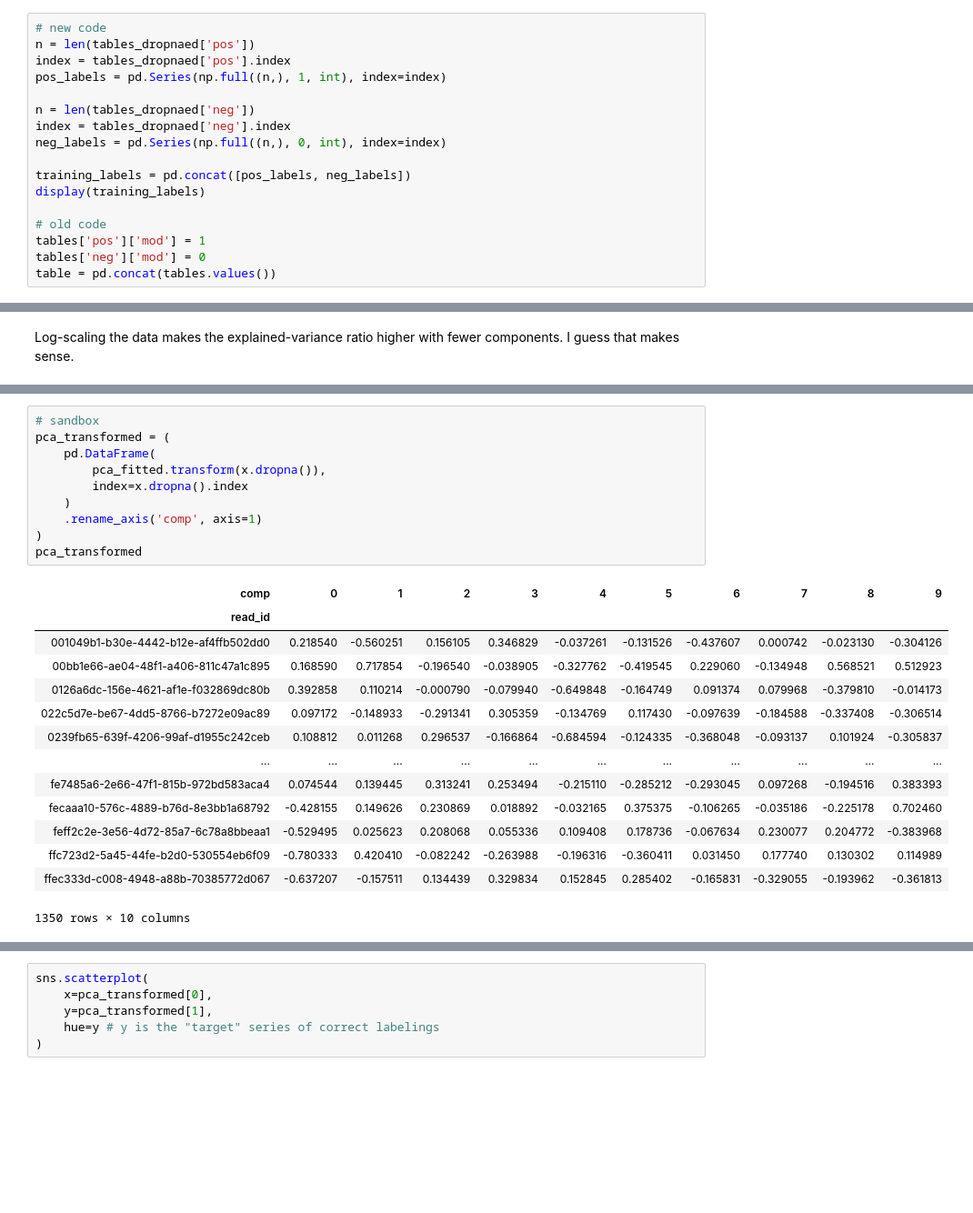
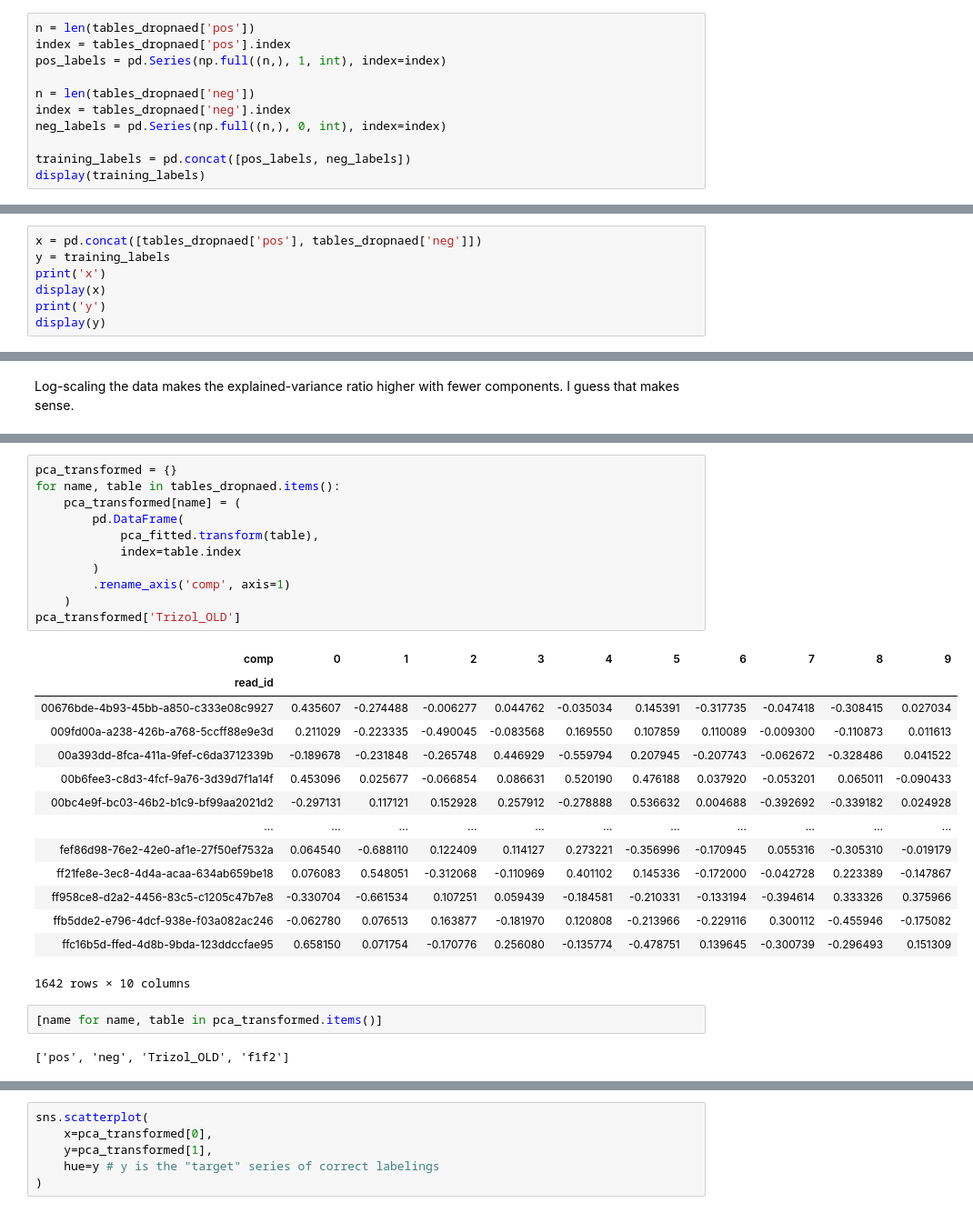
Before and after one commit to Chris-Kimmel/ML_8078, a Jupyter notebook: ML_models.ipynb, the cells around one changed output, grey strips where cells are left out. Shown at 91% size. Cells and saved outputs as stored; diff of their text form; blank space fills up the shorter version.

```diff
--- a/ML_models.ipynb
+++ b/ML_models.ipynb
@@ -112,7 +100,6 @@ f1f2
 | 0068da9d-22ca-4273-a656-5a71acce6079 | 0.358695 | 0.268689 | 0.847203 | 0.676655 | 0.879443 | 0.469454 | 0.231389 | 7.861659e-01 | 0.847901 | 0.916164 |
 | 00773c2c-c456-4b64-8e2c-310acd91ffb7 | 0.803860 | 0.069822 | 0.355055 | 0.728603 | 0.676451 | 0.398965 | 0.435421 | 6.060473e-02 | 0.144073 | 0.778791 |
 # %%
-# new code
 n = len(tables_dropnaed['pos'])
 index = tables_dropnaed['pos'].index
 pos_labels = pd.Series(np.full((n,), 1, int), index=index)
@@ -123,11 +110,6 @@ neg_labels = pd.Series(np.full((n,), 0, int), index=index)
 
 training_labels = pd.concat([pos_labels, neg_labels])
 display(training_labels)
-
-# old code
-tables['pos']['mod'] = 1
-tables['neg']['mod'] = 0
-table = pd.concat(tables.values())
 # %% [output]
 read_id
 001049b1-b30e-4442-b12e-af4ffb502dd0    1
@@ -200,0 +164,7 @@ sns_plot.savefig('pairplot.png')
+# %%
+x = pd.concat([tables_dropnaed['pos'], tables_dropnaed['neg']])
+y = training_labels
+print('x')
+display(x)
+print('y')
+display(y)
@@ -228,27 +302,32 @@ pos     mean    comp1   comp2   comp3
 8079     0.5    -0.2     0.0    -0.5
 8080     0.7    -0.1    -0.1    -0.4
 # %%
-# sandbox
-pca_transformed = (
-    pd.DataFrame(
-        pca_fitted.transform(x.dropna()),
-        index=x.dropna().index
+pca_transformed = {}
+for name, table in tables_dropnaed.items():
+    pca_transformed[name] = (
+        pd.DataFrame(
+            pca_fitted.transform(table),
+            index=table.index
+        )
+        .rename_axis('comp', axis=1)
     )
-    .rename_axis('comp', axis=1)
-)
-pca_transformed
+pca_transformed['Trizol_OLD']
 # %% [output]
 | comp | 0 | 1 | 2 | 3 | 4 | 5 | 6 | 7 | 8 | 9 |
 | read_id |  |  |  |  |  |  |  |  |  |  |
-| 001049b1-b30e-4442-b12e-af4ffb502dd0 | 0.218540 | -0.560251 | 0.156105 | 0.346829 | -0.037261 | -0.131526 | -0.437607 | 0.000742 | -0.023130 | -0.304126 |
-| 00bb1e66-ae04-48f1-a406-811c47a1c895 | 0.168590 | 0.717854 | -0.196540 | -0.038905 | -0.327762 | -0.419545 | 0.229060 | -0.134948 | 0.568521 | 0.512923 |
-| 0126a6dc-156e-4621-af1e-f032869dc80b | 0.392858 | 0.110214 | -0.000790 | -0.079940 | -0.649848 | -0.164749 | 0.091374 | 0.079968 | -0.379810 | -0.014173 |
-| 022c5d7e-be67-4dd5-8766-b7272e09ac89 | 0.097172 | -0.148933 | -0.291341 | 0.305359 | -0.134769 | 0.117430 | -0.097639 | -0.184588 | -0.337408 | -0.306514 |
-| 0239fb65-639f-4206-99af-d1955c242ceb | 0.108812 | 0.011268 | 0.296537 | -0.166864 | -0.684594 | -0.124335 | -0.368048 | -0.093137 | 0.101924 | -0.305837 |
+| 00676bde-4b93-45bb-a850-c333e08c9927 | 0.435607 | -0.274488 | -0.006277 | 0.044762 | -0.035034 | 0.145391 | -0.317735 | -0.047418 | -0.308415 | 0.027034 |
+| 009fd00a-a238-426b-a768-5ccff88e9e3d | 0.211029 | -0.223335 | -0.490045 | -0.083568 | 0.169550 | 0.107859 | 0.110089 | -0.009300 | -0.110873 | 0.011613 |
+| 00a393dd-8fca-411a-9fef-c6da3712339b | -0.189678 | -0.231848 | -0.265748 | 0.446929 | -0.559794 | 0.207945 | -0.207743 | -0.062672 | -0.328486 | 0.041522 |
+| 00b6fee3-c8d3-4fcf-9a76-3d39d7f1a14f | 0.453096 | 0.025677 | -0.066854 | 0.086631 | 0.520190 | 0.476188 | 0.037920 | -0.053201 | 0.065011 | -0.090433 |
+| 00bc4e9f-bc03-46b2-b1c9-bf99aa2021d2 | -0.297131 | 0.117121 | 0.152928 | 0.257912 | -0.278888 | 0.536632 | 0.004688 | -0.392692 | -0.339182 | 0.024928 |
 | ... | ... | ... | ... | ... | ... | ... | ... | ... | ... | ... |
-| fe7485a6-2e66-47f1-815b-972bd583aca4 | 0.074544 | 0.139445 | 0.313241 | 0.253494 | -0.215110 | -0.285212 | -0.293045 | 0.097268 | -0.194516 | 0.383393 |
-| fecaaa10-576c-4889-b76d-8e3bb1a68792 | -0.428155 | 0.149626 | 0.230869 | 0.018892 | -0.032165 | 0.375375 | -0.106265 | -0.035186 | -0.225178 | 0.702460 |
-| feff2c2e-3e56-4d72-85a7-6c78a8bbeaa1 | -0.529495 | 0.025623 | 0.208068 | 0.055336 | 0.109408 | 0.178736 | -0.067634 | 0.230077 | 0.204772 | -0.383968 |
-| ffc723d2-5a45-44fe-b2d0-530554eb6f09 | -0.780333 | 0.420410 | -0.082242 | -0.263988 | -0.196316 | -0.360411 | 0.031450 | 0.177740 | 0.130302 | 0.114989 |
-| ffec333d-c008-4948-a88b-70385772d067 | -0.637207 | -0.157511 | 0.134439 | 0.329834 | 0.152845 | 0.285402 | -0.165831 | -0.329055 | -0.193962 | -0.361813 |
+| fef86d98-76e2-42e0-af1e-27f50ef7532a | 0.064540 | -0.688110 | 0.122409 | 0.114127 | 0.273221 | -0.356996 | -0.170945 | 0.055316 | -0.305310 | -0.019179 |
+| ff21fe8e-3ec8-4d4a-acaa-634ab659be18 | 0.076083 | 0.548051 | -0.312068 | -0.110969 | 0.401102 | 0.145336 | -0.172000 | -0.042728 | 0.223389 | -0.147867 |
+| ff958ce8-d2a2-4456-83c5-c1205c47b7e8 | -0.330704 | -0.661534 | 0.107251 | 0.059439 | -0.184581 | -0.210331 | -0.133194 | -0.394614 | 0.333326 | 0.375966 |
+| ffb5dde2-e796-4dcf-938e-f03a082ac246 | -0.062780 | 0.076513 | 0.163877 | -0.181970 | 0.120808 | -0.213966 | -0.229116 | 0.300112 | -0.455946 | -0.175082 |
+| ffc16b5d-ffed-4d8b-9bda-123ddccfae95 | 0.658150 | 0.071754 | -0.170776 | 0.256080 | -0.135774 | -0.478751 | 0.139645 | -0.300739 | -0.296493 | 0.151309 |
-1350 rows × 10 columns
+1642 rows × 10 columns
+# %%
+[name for name, table in pca_transformed.items()]
+# %% [output]
+['pos', 'neg', 'Trizol_OLD', 'f1f2']
```
Also changed, not shown: parts of 18 cells of this notebook.
